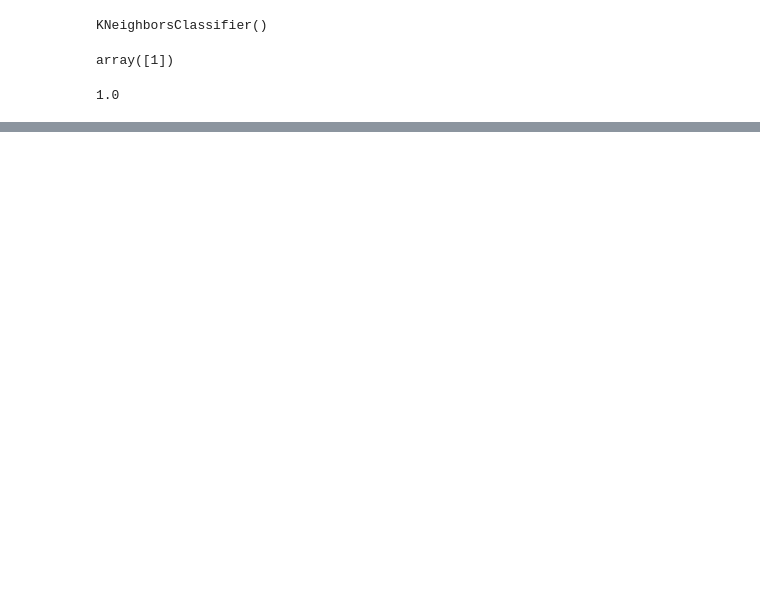
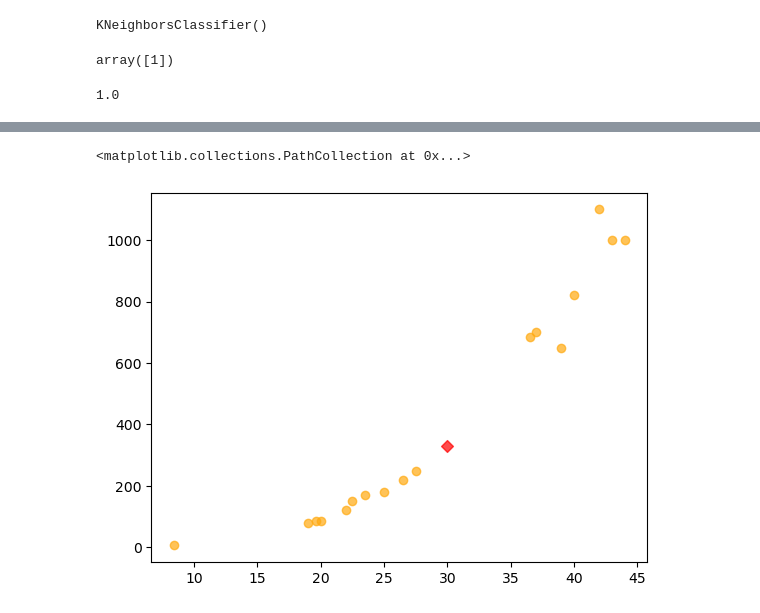
Before and after one commit to KIM-YONG-HA/PYTHON101, a Jupyter notebook: machineLearning/d250206_bream_smelt.ipynb, the cells around one changed output, grey strips where cells are left out. Drawn from its saved outputs; the diff is of its cells as text; code cells hidden in the pictures; blank space fills up the shorter version.

```diff
--- a/machineLearning/d250206_bream_smelt.ipynb
+++ b/machineLearning/d250206_bream_smelt.ipynb
@@ -265,0 +377,6 @@ knn.score(test_input_scaled, test_target)
+# %%
+plt.scatter(X_test, y_test, alpha=0.7, color="#fa1")
+plt.scatter([30], [330.4], alpha=0.7, marker='D', color="red" )
+# %% [output]
+<matplotlib.collections.PathCollection at 0x...>
+[figure, added]
```
Also changed, not shown: parts of 20 cells of this notebook, 1 other file.
